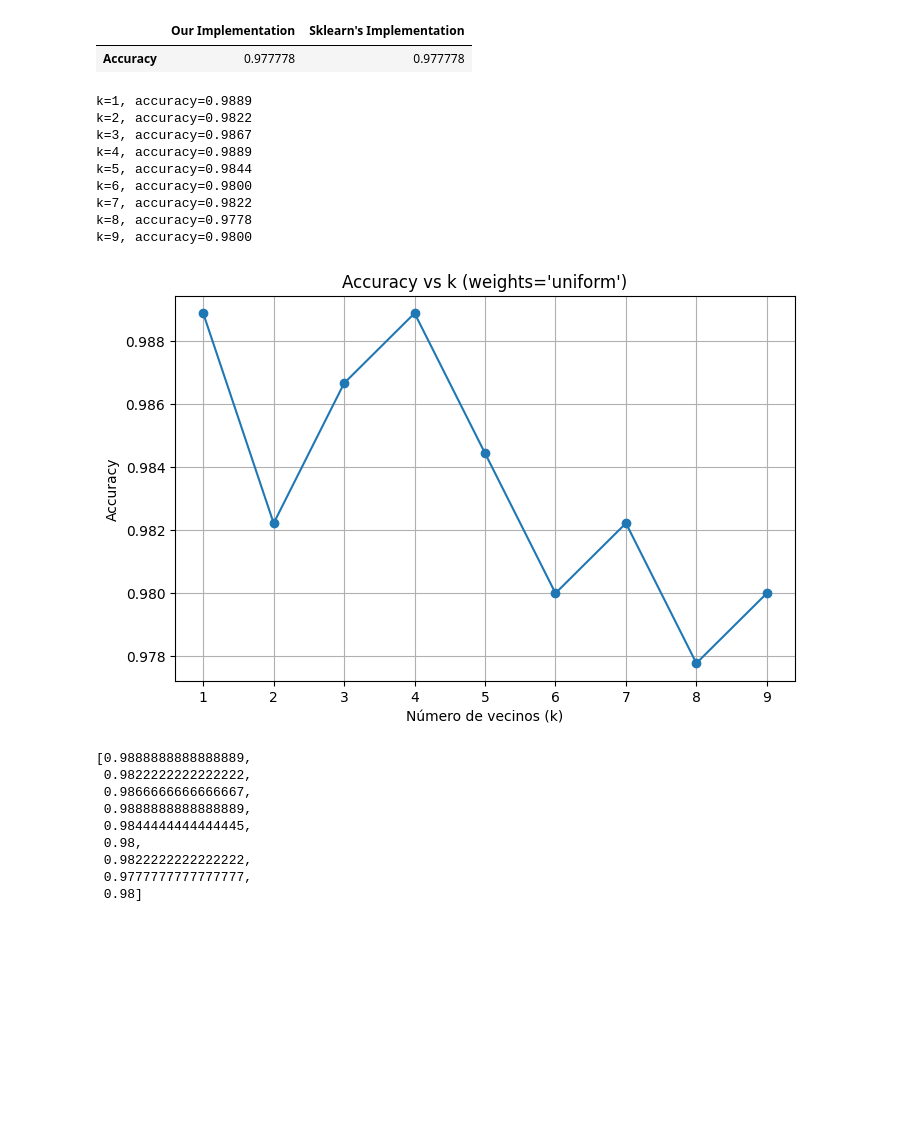
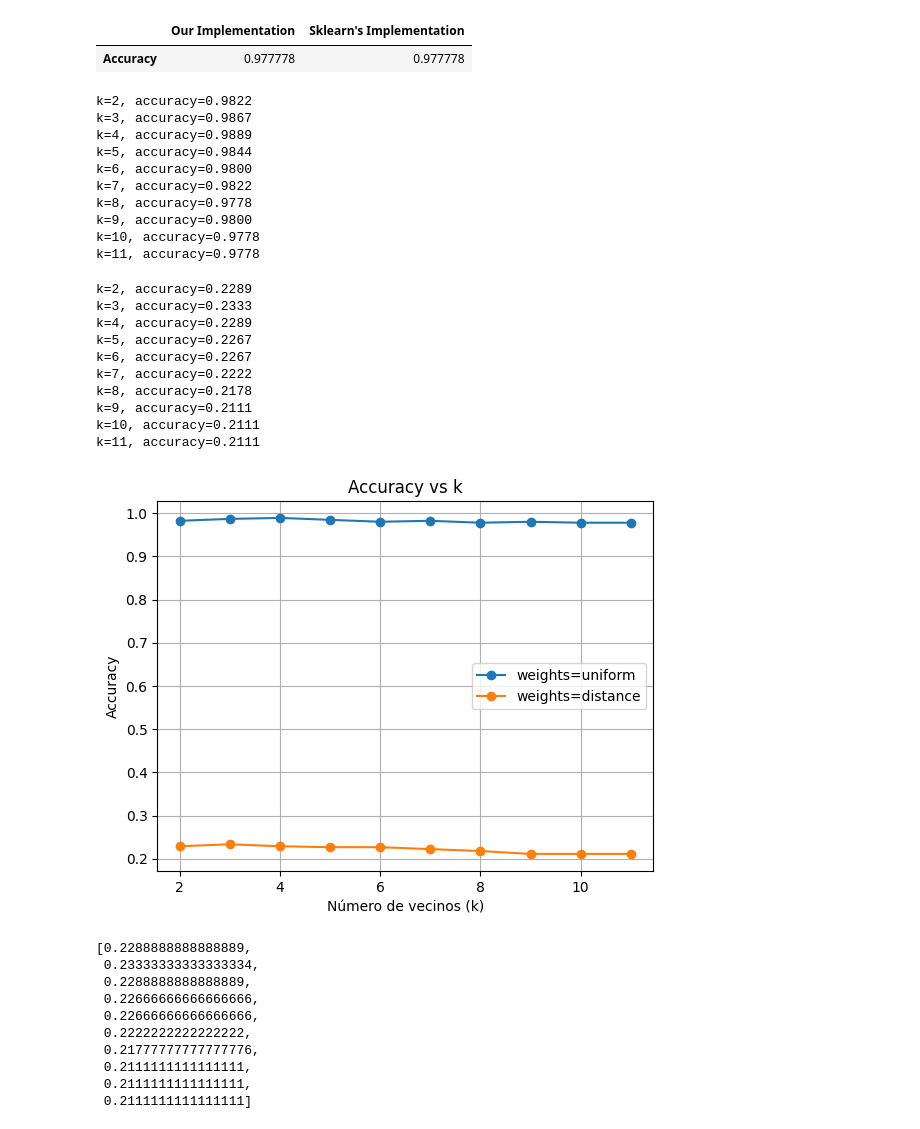
Before and after one commit to LosMelonesDulces/Tarea2-Patrones, a Jupyter notebook: imagenes.ipynb, the cells around one changed output. Cells and saved outputs as stored; diff of their text form; code cells hidden in the pictures; blank space fills up the shorter version.

```diff
--- a/imagenes.ipynb
+++ b/imagenes.ipynb
@@ -46,8 +46,11 @@ class KNearestNeighbors():
 
         self.n_classes = 3
 
+    def chebyshev_modified_distance(self, a, b):
+        return np.median(np.abs(a - b),axis=1)
+
     def euclidian_distance(self, a, b):
-        return np.sqrt(np.sum((a - b)**2, axis=1))
+        return np.sqrt(np.sum((a-b)**2, axis=1))
 
     def kneighbors(self, X_test, return_distance=False):
 
@@ -56,8 +59,13 @@ class KNearestNeighbors():
 
 #         print(X_test, self.X_train. X_test, self.X_train)
         point_dist = []
-        for x_test in X_test:
-            point_dist += [ self.euclidian_distance(x_test, self.X_train) ]
+
+        if return_distance:
+            for x_test in X_test:
+                point_dist += [ self.chebyshev_modified_distance(x_test, self.X_train) ]
+        else:
+            for x_test in X_test:
+                point_dist += [ self.euclidian_distance(x_test, self.X_train) ]
 
         for row in point_dist:
             enum_neigh = enumerate(row)
@@ -183,47 +191,68 @@ pd.DataFrame([[our_accuracy, sklearn_accuracy]],
 |  | Our Implementation | Sklearn's Implementation |
 | Accuracy | 0.977778 | 0.977778 |
 # %%
-def evaluate_k_range(k_values=range(1,10), weights="uniform"):
-
+def evaluate_k_range(k_values=range(2,12), weights="uniform", show=False):
     accuracies = []
 
     for k in k_values:
+        if weights == "distance":
+            model = KNearestNeighbors(X_train, y_train, n_neighbors=k, weights="distance")
+            acc, _, _ = model.score(X_test, y_test)
+        elif weights == "uniform":
+            model = KNearestNeighbors(X_train, y_train, n_neighbors=k, weights="uniform")
+            acc, _, _ = model.score(X_test, y_test)
+        else:
+            model = KNeighborsClassifier(n_neighbors=8).fit(X_train, y_train)
+            acc = model.score(X_test, y_test)
 
-        model = KNearestNeighbors(X_train, y_train, n_neighbors=k, weights="uniform")
-
-
-        acc, _, _ = model.score(X_test, y_test)
         accuracies.append(acc)
         print(f"k={k}, accuracy={acc:.4f}")
 
+    # No plt.figure() para que los gráficos se acumulen
+    plt.plot(k_values, accuracies, marker='o', label=f"weights={weights}")
 
-    plt.figure(figsize=(8,5))
-    plt.plot(k_values, accuracies, marker='o')
     plt.xlabel("Número de vecinos (k)")
     plt.ylabel("Accuracy")
-    plt.title(f"Accuracy vs k (weights='{weights}')")
+    plt.title("Accuracy vs k")
     plt.grid(True)
-    plt.show()
+    plt.legend()
+
+    if show:
+        plt.show()
 
     return accuracies
-evaluate_k_range()
+
+evaluate_k_range(weights="uniform")
+evaluate_k_range(weights="distance", show=True)
 # %% [output]
-k=1, accuracy=0.9889
 k=2, accuracy=0.9822
 k=3, accuracy=0.9867
 k=4, accuracy=0.9889
 k=5, accuracy=0.9844
 k=6, accuracy=0.9800
 k=7, accuracy=0.9822
 k=8, accuracy=0.9778
 k=9, accuracy=0.9800
+k=10, accuracy=0.9778
+k=11, accuracy=0.9778
+k=2, accuracy=0.2289
+k=3, accuracy=0.2333
+k=4, accuracy=0.2289
+k=5, accuracy=0.2267
+k=6, accuracy=0.2267
+k=7, accuracy=0.2222
+k=8, accuracy=0.2178
+k=9, accuracy=0.2111
+k=10, accuracy=0.2111
+k=11, accuracy=0.2111
-[figure, old version]
+[figure, new version]
-[0.9888888888888889,
- 0.9822222222222222,
- 0.9866666666666667,
- 0.9888888888888889,
- 0.9844444444444445,
- 0.98,
- 0.9822222222222222,
- 0.9777777777777777,
- 0.98]
+[0.2288888888888889,
+ 0.23333333333333334,
+ 0.2288888888888889,
+ 0.22666666666666666,
+ 0.22666666666666666,
+ 0.2222222222222222,
+ 0.21777777777777776,
+ 0.2111111111111111,
+ 0.2111111111111111,
+ 0.2111111111111111]
```
Also changed, not shown: parts of 5 cells of this notebook.
